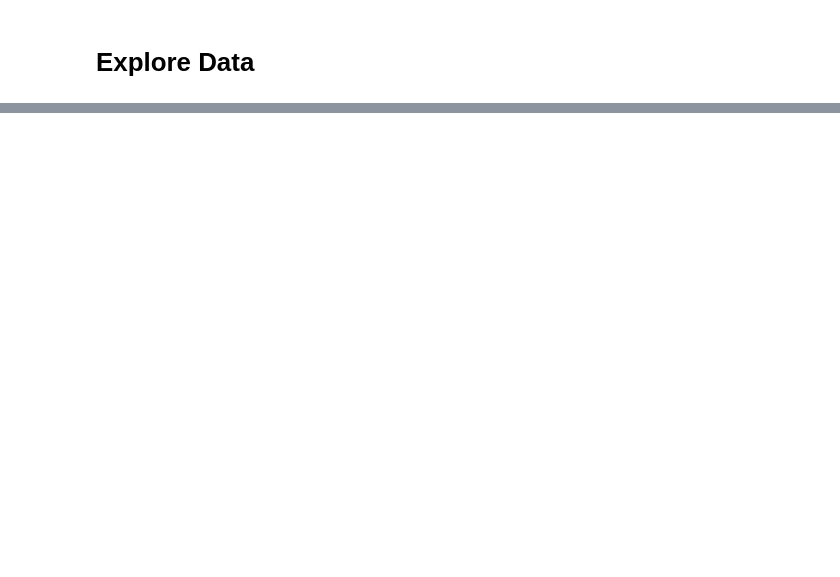
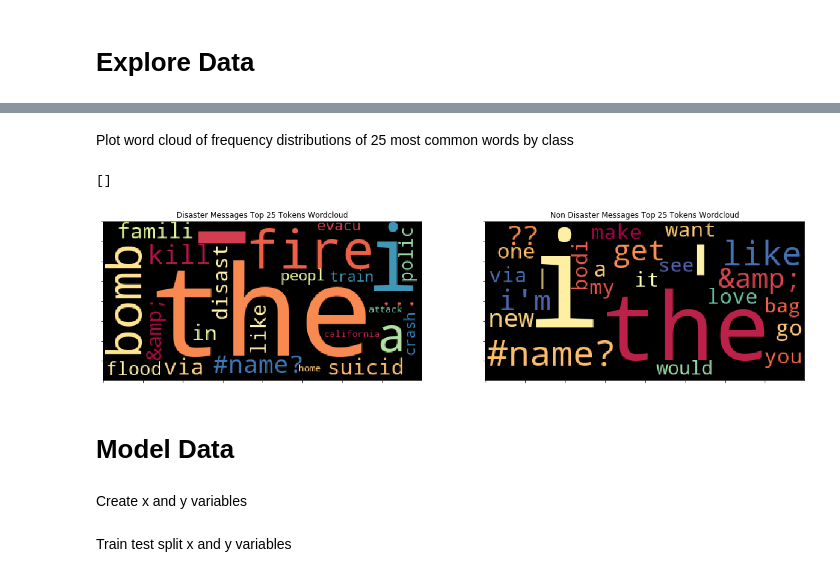
Before and after one commit to blantj/disaster_nlp, a Jupyter notebook: modeling.ipynb, the cells around one changed output, grey strips where cells are left out. Saved outputs shown, nothing was run; the diff lists cells and outputs as text; code cells hidden in the pictures; blank space fills up the shorter version.

Commit message:
Update with preliminary modeling

```diff
--- a/modeling.ipynb
+++ b/modeling.ipynb
@@ -47,0 +161,23 @@ df.head()
+# %% [markdown]
+Plot word cloud of frequency distributions of 25 most common words by class
+# %%
+disaster_freq_zipped = dict(zip(disaster_freq_words, disaster_freq_counts))
+non_freq_zipped = dict(zip(non_freq_words, non_freq_counts))
+disaster_wordcloud = WordCloud(colormap='Spectral').generate_from_frequencies(disaster_freq_zipped)
+non_wordcloud = WordCloud(colormap='Spectral').generate_from_frequencies(non_freq_zipped)
+fig, ax = plt.subplots(nrows=1,ncols=2, figsize=(20,5))
+ax[0].imshow(disaster_wordcloud)
+ax[0].set_title('Disaster Messages Top 25 Tokens Wordcloud')
+ax[0].set_xticklabels([])
+ax[0].set_yticklabels([])
+ax[1].imshow(non_wordcloud)
+ax[1].set_title('Non Disaster Messages Top 25 Tokens Wordcloud')
+ax[1].set_xticklabels([])
+ax[1].set_yticklabels([])
+# %% [output]
+[]
+[figure, added]
+# %% [markdown]
+# Model Data
+# %% [markdown]
+Create x and y variables
@@ -47,0 +187,2 @@ df.head()
+# %% [markdown]
+Train test split x and y variables
```
Also changed, not shown: parts of 36 cells of this notebook.
